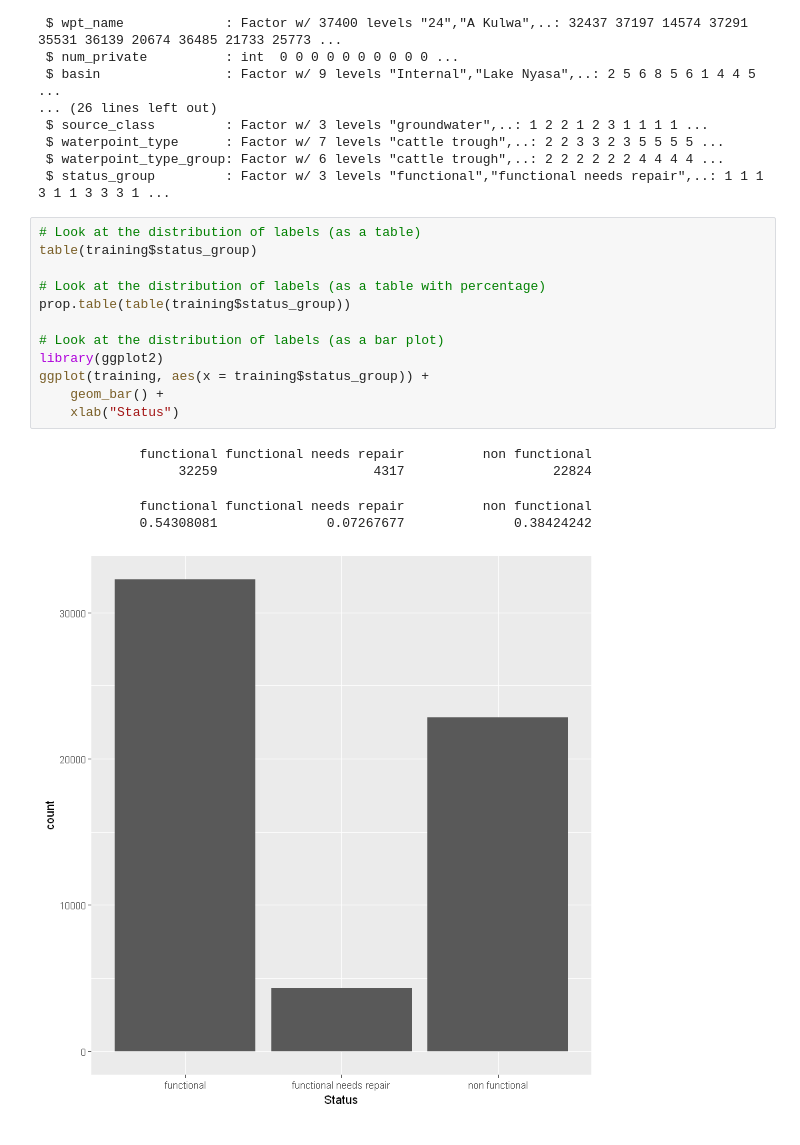
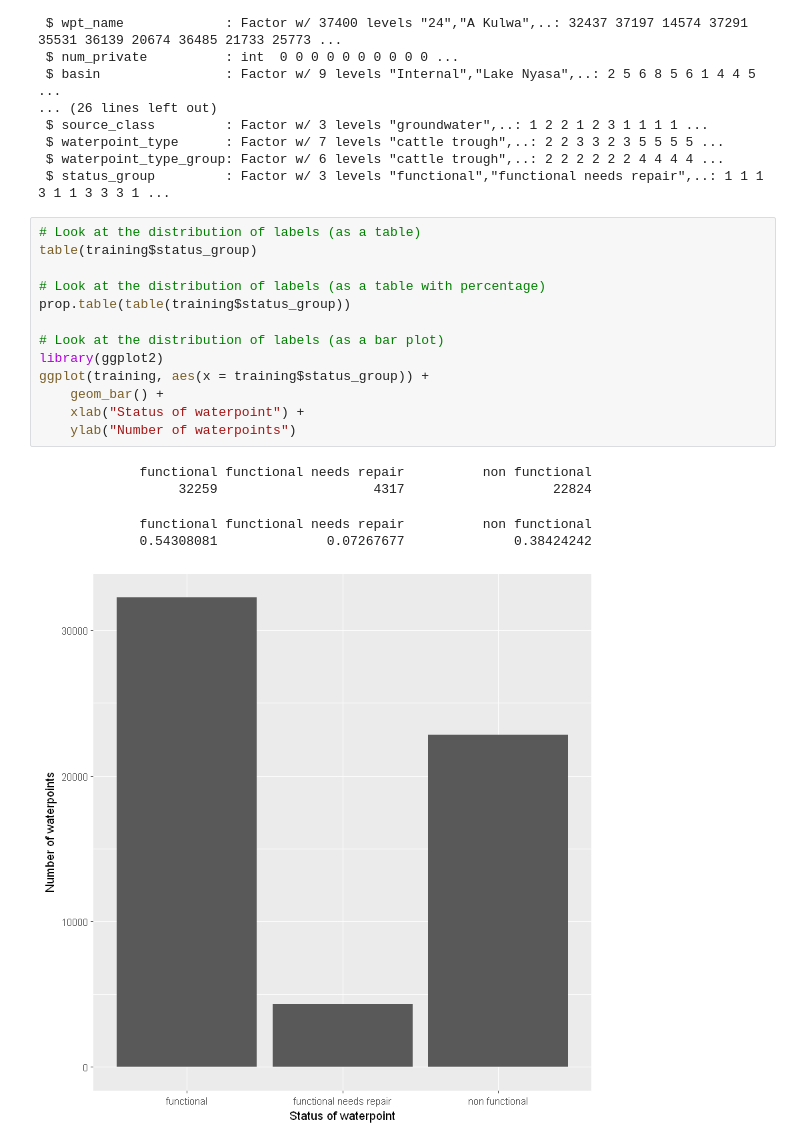
Before and after one commit to domptail/Tanzania-Water-Wells, a Jupyter notebook: Tanzania Waterpoints.ipynb, the cells around one changed output. Saved outputs shown, nothing was run; the diff lists cells and outputs as text.

```diff
--- a/Tanzania Waterpoints.ipynb
+++ b/Tanzania Waterpoints.ipynb
@@ -133,18 +136,19 @@ The following objects are masked from 'package:base':
 # %%
 # Look at the distribution of labels (as a table)
 table(training$status_group)
 
 # Look at the distribution of labels (as a table with percentage)
 prop.table(table(training$status_group))
 
 # Look at the distribution of labels (as a bar plot)
 library(ggplot2)
 ggplot(training, aes(x = training$status_group)) +
     geom_bar() +
-    xlab("Status")
+    xlab("Status of waterpoint") +
+    ylab("Number of waterpoints")
 # %% [output]
              functional functional needs repair          non functional
                   32259                    4317                   22824
              functional functional needs repair          non functional
              0.54308081              0.07267677              0.38424242
-[figure, old version]
+[figure, new version]
```
Also changed, not shown: parts of 19 cells of this notebook.
